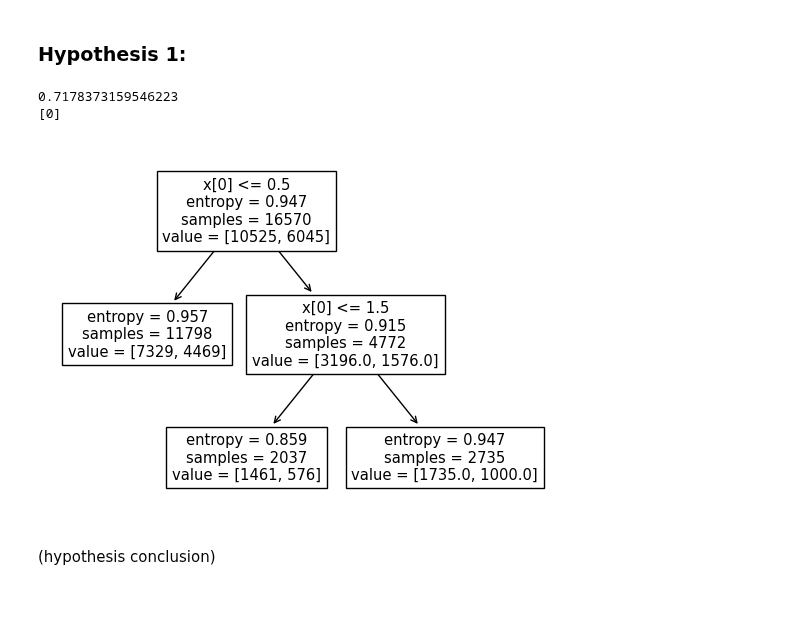
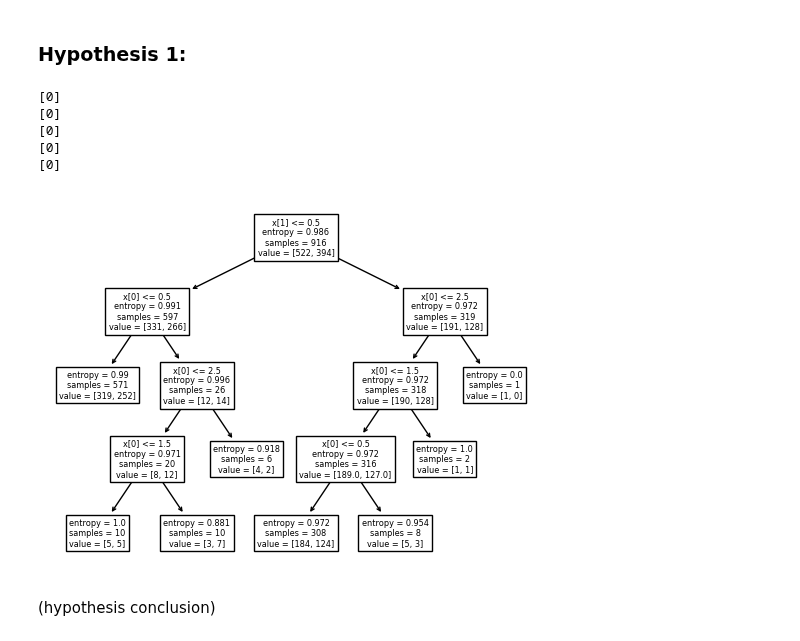
Before and after one commit to jweis4/CS-418-Traffic-Accidents-Analysis-Project, a Jupyter notebook: src/CS-418-Group-16.ipynb, the cells around one changed output. Drawn from its saved outputs; the diff is of its cells as text; code cells hidden in the pictures; blank space fills up the shorter version.

Commit message:
Decision tree classifier high entropy

```diff
--- a/src/CS-418-Group-16.ipynb
+++ b/src/CS-418-Group-16.ipynb
@@ -747,36 +747,44 @@ from sklearn.metrics import mean_absolute_error, mean_squared_error, accuracy_sc
 people_df = pd.read_csv("../data/chicago_people.csv", low_memory=False)
 # vehicles_df = pd.read_csv("../data/chicago_vehicles.csv", low_memory=False)
 # %%
-features = ['BAC_RESULT']
+features = ['BAC_RESULT', 'CELL_PHONE_USE']
 value = ['SEX']
 cleaned_df = people_df[features + value].dropna()
 
 # bac_test_options = ['TEST NOT OFFERED', 'TEST PERFORMED', 'RESULTS UNKNOWN', 'TEST REFUSED', 'TEST TAKEN', 'TEST PERFORMED, RESULTS UNKNOWN']
-bac_test_options = ['TEST REFUSED', 'TEST TAKEN', 'TEST PERFORMED, RESULTS UNKNOWN']
-cleaned_df = cleaned_df.drop(cleaned_df[cleaned_df.BAC_RESULT == 'TEST NOT OFFERED'].index)
+bac_test_options = ['TEST NOT OFFERED','TEST REFUSED', 'TEST TAKEN', 'TEST PERFORMED, RESULTS UNKNOWN']
+# cleaned_df = cleaned_df.drop(cleaned_df[cleaned_df.BAC_RESULT == 'TEST NOT OFFERED'].index)
 i = 0
 for option in bac_test_options:
     cleaned_df.loc[cleaned_df['BAC_RESULT'] == option, 'BAC_RESULT'] = i
     i += 1
 
+cleaned_df.loc[cleaned_df['CELL_PHONE_USE'] == 'Y', 'CELL_PHONE_USE'] = 0
+cleaned_df.loc[cleaned_df['CELL_PHONE_USE'] == 'N', 'CELL_PHONE_USE'] = 1
 cleaned_df = cleaned_df.drop(cleaned_df[cleaned_df.SEX == 'X'].index)
 cleaned_df.loc[cleaned_df['SEX'] == 'M', 'SEX'] = 0
 cleaned_df.loc[cleaned_df['SEX'] == 'F', 'SEX'] = 1
+# cleaned_df.loc[cleaned_df['SEX'] == 'X', 'SEX'] = 2
 
 x = cleaned_df.loc[:, features].astype(int)
 y = cleaned_df['SEX'].astype(int)
 
 x_train, x_test, y_train, y_test = train_test_split(x, y, test_size=0.2)
 
 classifier = tree.DecisionTreeClassifier(criterion='entropy')
 classifier = classifier.fit(x_train, y_train)
 tree.plot_tree(classifier)
 prediction = classifier.predict(x_test)
-print(accuracy_score(x_test, prediction))
+for i in range(5):
+    print(classifier.predict([[0, i]]))
+# print(accuracy_score(x_test, prediction))
 # %% [output]
-0.7178373159546223
 [0]
+[0]
+[0]
+[0]
+[0]
-[figure, old version]
+[figure, new version]
 # %% [markdown]
 (hypothesis conclusion)
 # %% [markdown]
```
